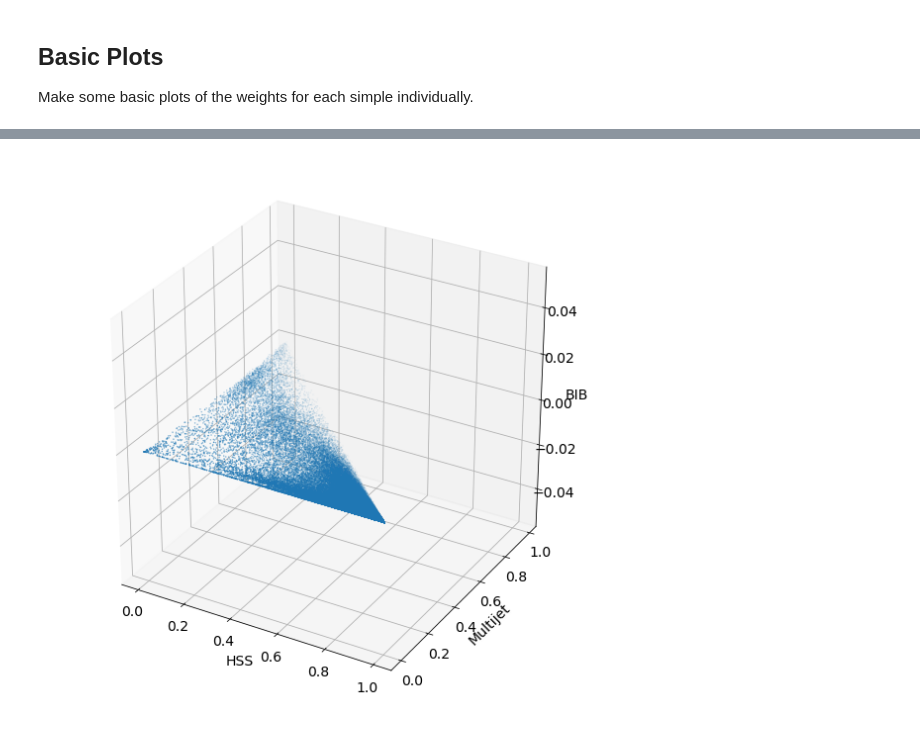
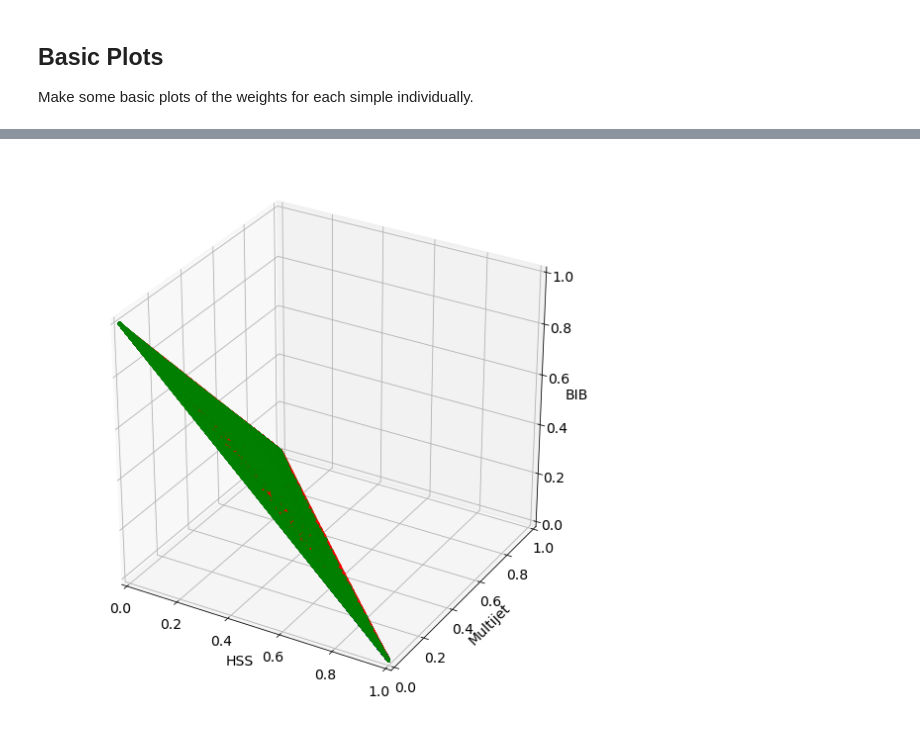
Before and after one commit to gordonwatts/JetCutStudies, a Jupyter notebook: notebooks/3DROCurves.ipynb, the cells around one changed output, grey strips where cells are left out. Saved outputs shown, nothing was run; the diff lists cells and outputs as text; code cells hidden in the pictures.

Commit message:
Look at ROC curves in more detail

```diff
--- a/notebooks/3DROCurves.ipynb
+++ b/notebooks/3DROCurves.ipynb
@@ -93,15 +99,22 @@ plot_mva_samples({**signal_samples, **bib_samples, **mj_samples})
 # %%
-def plot_mva_scatter_plot (sample_name, sample_data):
-    """Plot the results as a scatter plot"""
+def plot_mva_scatter_plot (sample_name, signal_data, bib_data, background_data):
+    """Plot the results as a scatter plot for """
     fig = plt.figure(figsize=(10,10))
     ax = fig.add_subplot(111, projection='3d')
 
-    plt.scatter(sample_data[" HSSWeight"], sample_data[" MultijetWeight"], sample_data[" BIBWeight"], marker='.')
+    args = {'marker': '.'}
+
+    ax.scatter(signal_data[" HSSWeight"], signal_data[" MultijetWeight"], signal_data[" BIBWeight"], color='b', **args)
+    ax.scatter(bib_data[" HSSWeight"], bib_data[" MultijetWeight"], bib_data[" BIBWeight"], color='g', **args)
+    ax.scatter(background_data[" HSSWeight"], background_data[" MultijetWeight"], background_data[" BIBWeight"], color='r', **args)
     ax.set_xlabel('HSS')
     ax.set_ylabel('Multijet')
     ax.set_zlabel('BIB')
+    ax.set_xlim([0.0, 1.0])
+    ax.set_ylim([0.0, 1.0])
+    ax.set_zlim([0.0, 1.0])
     plt.show()
 # %%
-plot_mva_scatter_plot("dude", signal_samples["125pi25lt5m"])
+plot_mva_scatter_plot("dude", signal_samples["125pi25lt5m"], bib_samples["data15"], mj_samples["jz"])
 # %% [output]
-[figure, old version]
+[figure, new version]
```
Also changed, not shown: parts of 14 cells of this notebook.
